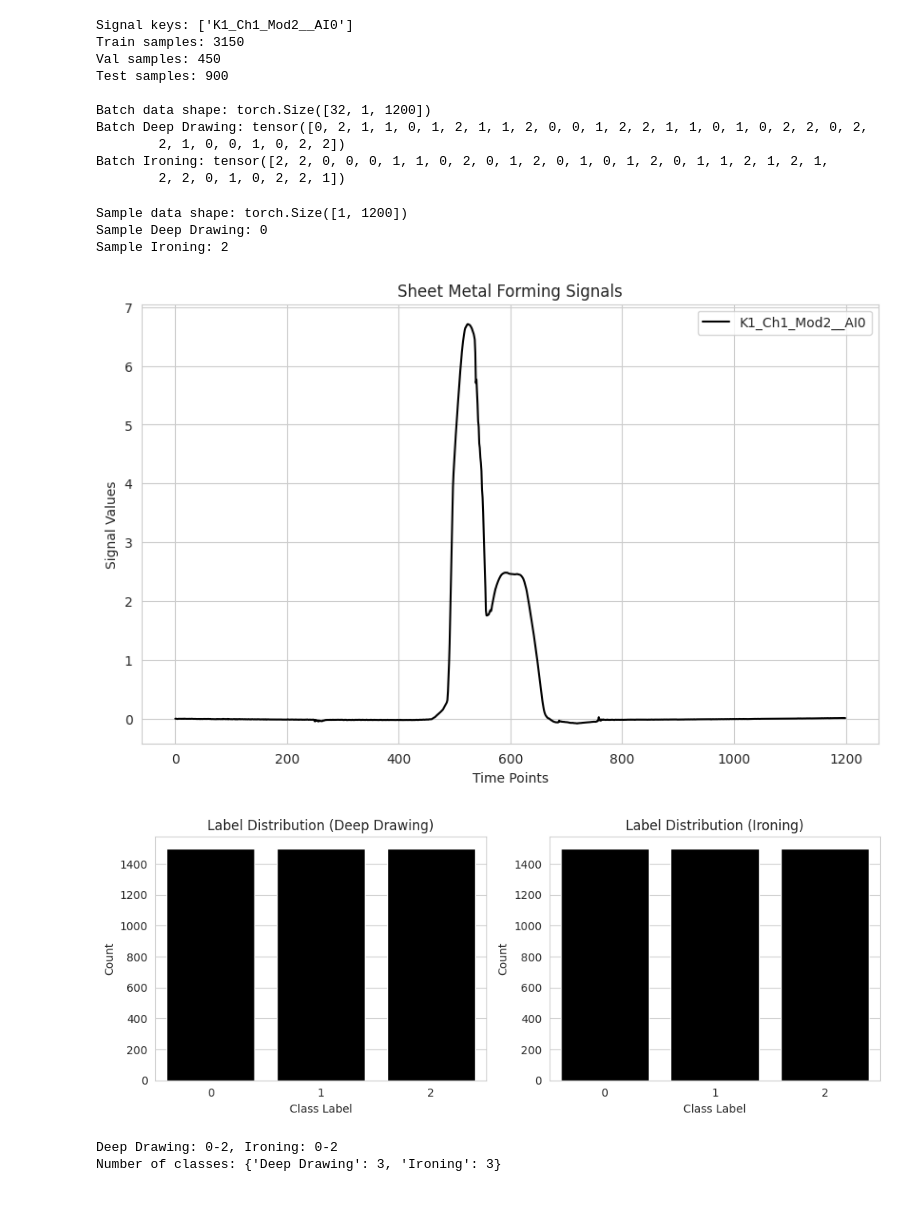
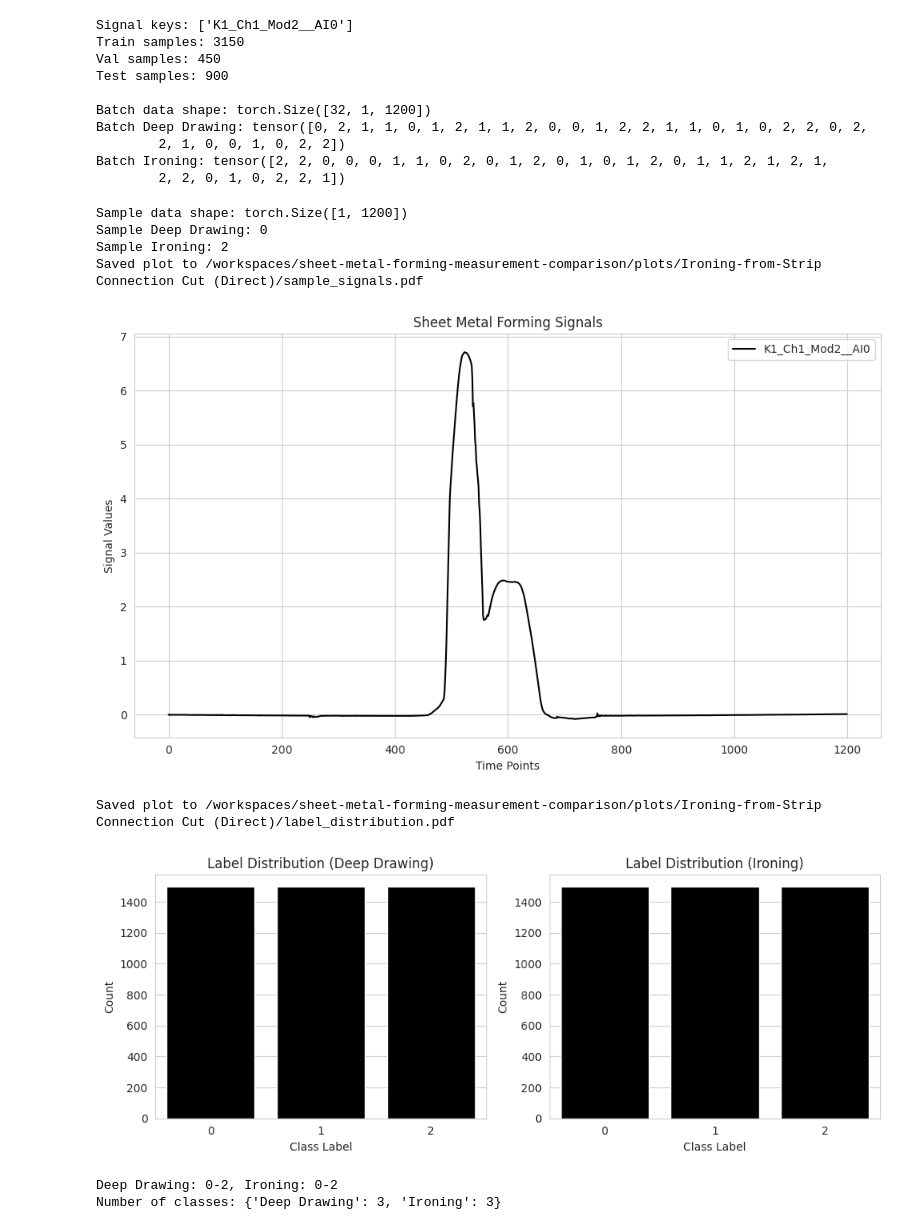
Before and after one commit to felixdivo/sheet-metal-forming-measurement-comparison, a Jupyter notebook: eval-models.ipynb, the cells around one changed output. Cells and saved outputs as stored; diff of their text form; code cells hidden in the pictures; blank space fills up the shorter version.

```diff
--- a/eval-models.ipynb
+++ b/eval-models.ipynb
@@ -224,22 +282,26 @@ Batch Ironing: tensor([2, 2, 0, 0, 0, 1, 1, 0, 2, 0, 1, 2, 0, 1, 0, 1, 2, 0, 1,
 # %%
 # Show one instance
 sample = data_module.train_dataset[0]
 print("Sample data shape:", sample["data"].shape)
 print("Sample Deep Drawing:", sample["Deep Drawing"].item())
 print("Sample Ironing:", sample["Ironing"].item())
 plt.figure(figsize=(10, 6))
 for i, signal in enumerate(data_module.signal_keys):
     plt.plot(sample["data"][i].numpy(), label=signal)
 plt.title("Sheet Metal Forming Signals")
 plt.xlabel("Time Points")
 plt.ylabel("Signal Values")
 plt.legend()
+plt.tight_layout()
+plt.savefig(plot_path / "sample_signals.pdf", bbox_inches="tight")
+print(f"Saved plot to {plot_path / 'sample_signals.pdf'}")
 plt.show()
 # %% [output]
 Sample data shape: torch.Size([1, 1200])
 Sample Deep Drawing: 0
 Sample Ironing: 2
+Saved plot to /workspaces/sheet-metal-forming-measurement-comparison/plots/Ironing-from-Strip Connection Cut (Direct)/sample_signals.pdf
-[figure, old version]
+[figure, new version]
 # %%
 # Plot class label frequencies for Deep Drawing and Ironing
 fig, axes = plt.subplots(1, 2, figsize=(10, 4))
@@ -258,8 +320,11 @@ for ax, label in zip(axes, ["Deep Drawing", "Ironing"]):
     ax.set_ylabel("Count")
 
 plt.tight_layout()
+plt.savefig(plot_path / "label_distribution.pdf", bbox_inches="tight")
+print(f"Saved plot to {plot_path / 'label_distribution.pdf'}")
 plt.show()
 # %% [output]
+Saved plot to /workspaces/sheet-metal-forming-measurement-comparison/plots/Ironing-from-Strip Connection Cut (Direct)/label_distribution.pdf
 [figure]
 # %%
 # Train a simple 1d-CNN to predict Deep Drawing and Ironing from signals
```
Also changed, not shown: parts of 7 cells of this notebook, 2 other files.
